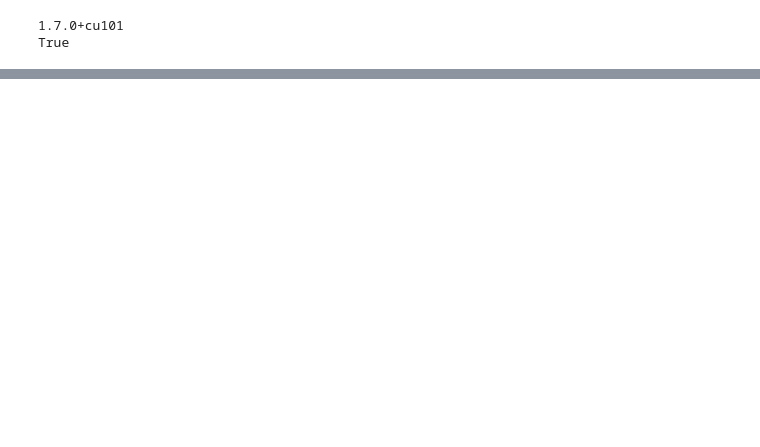
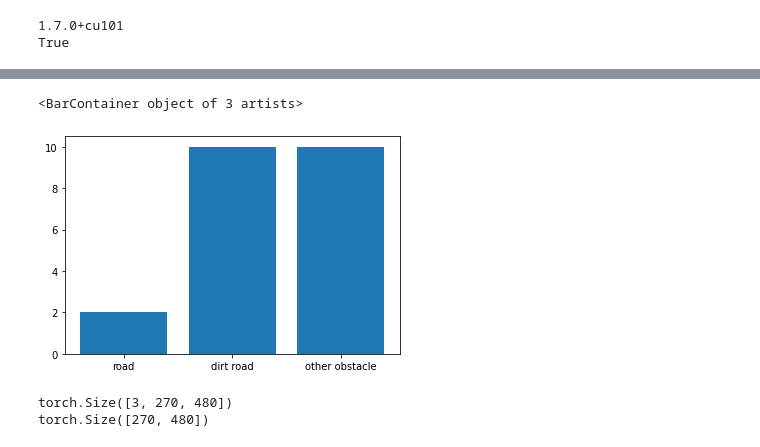
Before and after one commit to m2pyun/signate_off_road_segmentation, a Jupyter notebook: off_road_segmentation20210117.ipynb, the cells around one changed output, grey strips where cells are left out. Saved outputs shown, nothing was run; the diff lists cells and outputs as text; code cells hidden in the pictures; blank space fills up the shorter version.

```diff
--- a/off_road_segmentation20210117.ipynb
+++ b/off_road_segmentation20210117.ipynb
@@ -28,0 +69,17 @@ True
+# %%
+train_images_path_list = sorted(glob('train_images_A_test/*.png'))
+train_annotations_path_list = sorted(glob('train_annotations_A_test/*.png'))
+precision_test_images_path_list = sorted(glob('precision_test_images_test/*.png'))
+
+print('================')
+print('学習用画像: ')
+print(len(train_images_path_list))
+print(train_images_path_list[:5])
+print('================')
+print('学習用アノテーション: ')
+print(len(train_annotations_path_list))
+print(train_annotations_path_list[:5])
+print('================')
+print('精度評価用画像: ')
+print(len(precision_test_images_path_list))
+print(precision_test_images_path_list[:5])
@@ -28,0 +139,19 @@ True
+# %%
+count = {
+    'road': 0,
+    'dirt road': 0,
+    'other obstacle':0
+}
+
+for train_annotation_path in train_annotations_path_list:
+    image = np.array(Image.open(train_annotation_path))
+
+    for eval_name, eval_color in zip(eval_names, eval_colors):
+        mask = (image==eval_color).sum(axis=2)==3
+        if np.any(mask):
+            count[eval_name] += 1
+
+plt.bar(count.keys(), count.values())
+# %% [output]
+<BarContainer object of 3 artists>
+[figure, added]
@@ -28,0 +211,9 @@ True
+# %%
+train_dataset = OffRoadDataset(train_images_path_list, train_annotations_path_list,
+                              transform=OffRoadTransform(image_size=(270, 480), mean=(0.485, 0.456, 0.406), std=(0.229, 0.224, 0.225)))
+
+print(train_dataset.__getitem__(0)[0].shape)
+print(train_dataset.__getitem__(0)[1].shape)
+# %% [output]
+torch.Size([3, 270, 480])
+torch.Size([270, 480])
```
Also changed, not shown: parts of 18 cells of this notebook.
